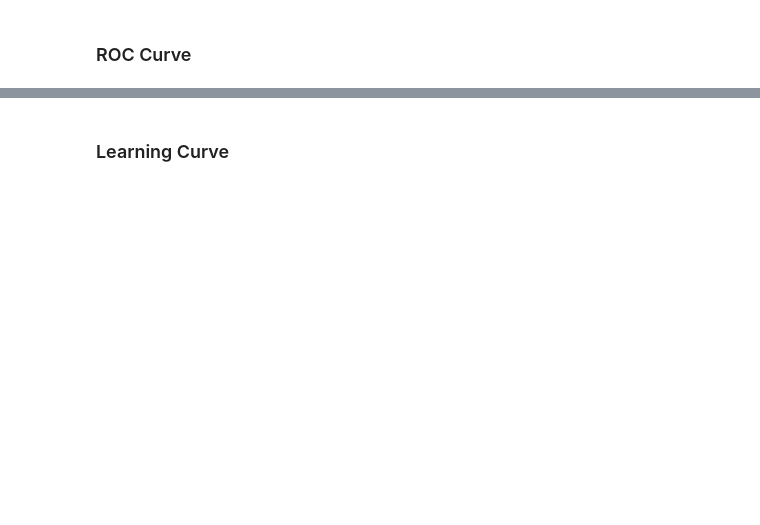
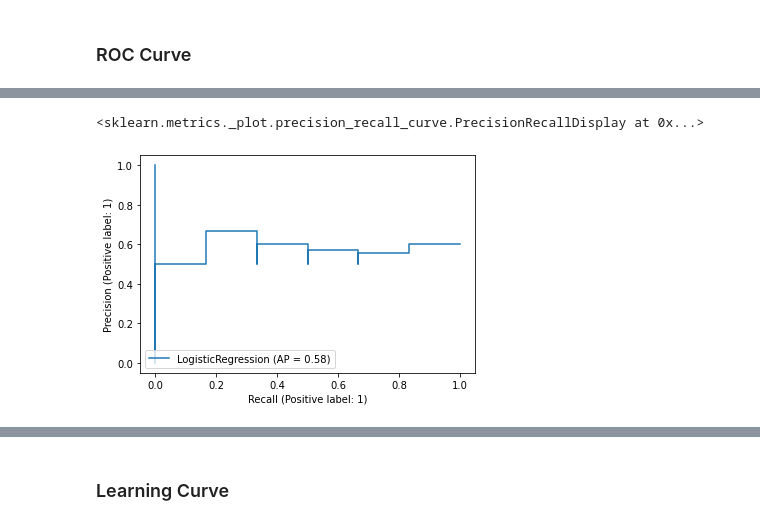
Before and after one commit to KisanThapa/ProjectCS638-Applied-Machine-Learning, a Jupyter notebook: model.ipynb, the cells around one changed output, grey strips where cells are left out. Saved outputs shown, nothing was run; the diff lists cells and outputs as text; code cells hidden in the pictures; blank space fills up the shorter version.

```diff
--- a/model.ipynb
+++ b/model.ipynb
@@ -180,0 +157,5 @@ plt.legend(loc="lower right")
+# %%
+plot_precision_recall_curve(logReg, X_valid, y_valid)
+# %% [output]
+<sklearn.metrics._plot.precision_recall_curve.PrecisionRecallDisplay at 0x...>
+[figure, added]
```
Also changed, not shown: parts of 38 cells of this notebook.
